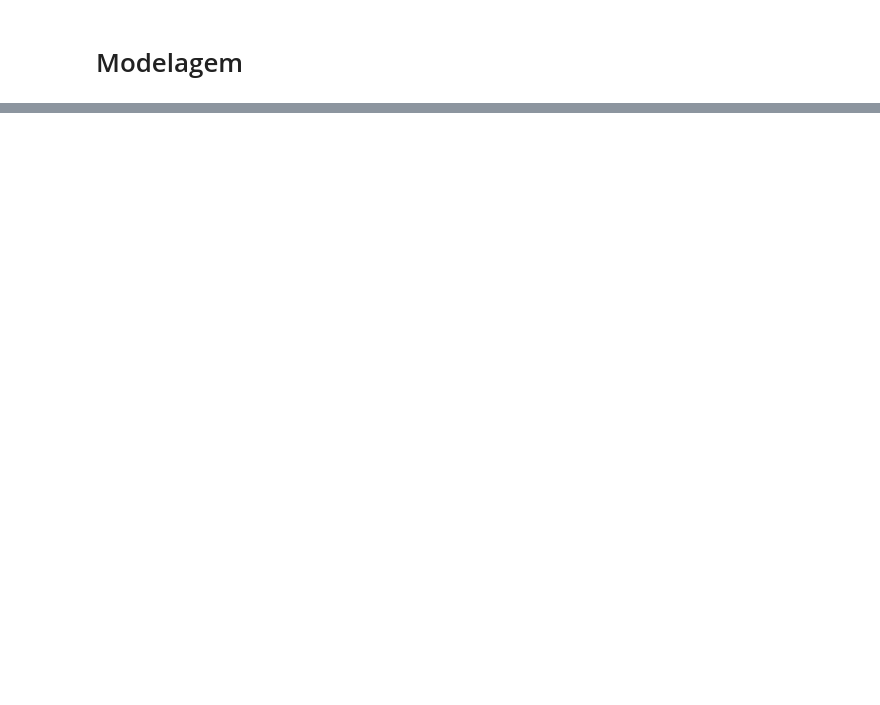
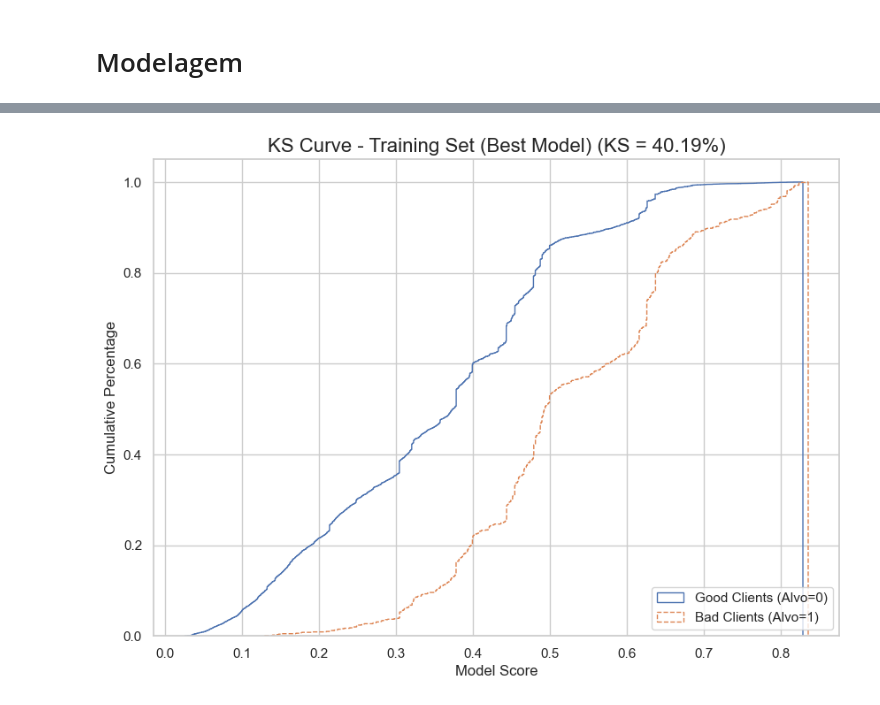
Before and after one commit to RenatoNogFer/Project-4, a Jupyter notebook: main.ipynb, the cells around one changed output, grey strips where cells are left out. Saved outputs shown, nothing was run; the diff lists cells and outputs as text; code cells hidden in the pictures; blank space fills up the shorter version.

Commit message:
feat: modelling through scores and ks

```diff
--- a/main.ipynb
+++ b/main.ipynb
@@ -2125,7 +2169,7 @@ if 'data_frame' not in locals():
 else:
     # --- Configuration Thresholds ---
     ID_UNIQUENESS_THRESHOLD = 0.95
-    LOW_CARDINALITY_THRESHOLD = 50
+    LOW_CARDINALITY_THRESHOLD = 5
 
     # --- Initialization ---
     identifier_cols = []
@@ -2408,0 +2525,84 @@ Lembrete: scores
+# %%
+# --- 1. Define the Parameter Grid ---
+param_grid = {
+    'learning_rate': [0.01, 0.05],
+    'n_estimators': [100, 150, 200],
+    'num_leaves': [16, 24],
+    'subsample': [0.7, 0.8],
+    'colsample_bytree': [0.7, 0.8],
+    'min_child_samples': [20, 40]
+}
+
+param_list = list(ParameterGrid(param_grid))
+
+# --- 2. Initialize variables ---
+best_ks = -1.0
+best_params = None
+
+# --- 3. Manual Search Loop (with progress bar, less verbose) ---
+for params in tqdm(param_list, desc="Searching for best hyperparameters"):
+    lgbm = lgb.LGBMClassifier(
+        random_state=42,
+        scale_pos_weight=scale_pos_weight,
+        max_depth=-1,
+        verbosity=-1,
+        **params
+    )
+    lgbm.fit(X_train, y_train)
+    y_test_scores = lgbm.predict_proba(X_test)[:, 1]
+
+    good_scores = y_test_scores[y_test == 0]
+    bad_scores = y_test_scores[y_test == 1]
+
+    if len(good_scores) > 0 and len(bad_scores) > 0 and np.all(np.isfinite(y_test_scores)):
+        ks_stat, _ = stats.ks_2samp(good_scores, bad_scores)
+    else:
+        ks_stat = 0.0
+
+    if ks_stat > best_ks:
+        best_ks = ks_stat
+        best_params = params
+
+# --- 4. Final Results Summary ---
+print("\n" + "="*50)
+print("--- Manual Grid Search Complete ---")
+print(f"Best KS score found on the Test set: {best_ks:.4f}")
+print("Best parameters found:")
+print(best_params)
+print("="*50 + "\n")
+
+# --- 5. Train Final Model and Evaluate ---
+if best_params:
+    print("--- Training final model with best parameters and generating plots ---")
+
+    # Train the definitive best model on the full training data
+    best_lgbm_model = lgb.LGBMClassifier(
+        random_state=42,
+        scale_pos_weight=scale_pos_weight,
+        max_depth=-1,
+        **best_params
+    )
+    best_lgbm_model.fit(X_train, y_train)
+
+    # Generate scores for both train and test sets using the final model
+    y_train_scores_best = best_lgbm_model.predict_proba(X_train)[:, 1]
+    y_test_scores_best = best_lgbm_model.predict_proba(X_test)[:, 1]
+
+    # KS Analysis Function
+    def calculate_and_plot_ks(y_true, y_scores, set_name):
+        print(f"\n--- KS Analysis for {set_name} ---")
+        ks_stat, _ = stats.ks_2samp(y_scores[y_true==0], y_scores[y_true==1])
+        print(f"KS Statistic: {ks_stat:.4f} (or {ks_stat:.2%})")
+        plt.figure(figsize=(10, 7))
+        plt.hist(y_scores[y_true==0], bins=1000, density=True, cumulative=True, histtype='step', label='Good Clients (Alvo=0)')
+        plt.hist(y_scores[y_true==1], bins=1000, density=True, cumulative=True, histtype='step', label='Bad Clients (Alvo=1)', linestyle='--')
+        plt.title(f'KS Curve - {set_name} (KS = {ks_stat:.2%})', fontsize=16)
+        plt.xlabel('Model Score'); plt.ylabel('Cumulative Percentage'); plt.legend(loc='lower right'); plt.grid(True); plt.show()
+
+    # Plot the final results
+    calculate_and_plot_ks(y_train, y_train_scores_best, "Training Set (Best Model)")
+    calculate_and_plot_ks(y_test, y_test_scores_best, "Test Set (Best Model)")
+
+else:
+    print("Could not find best parameters. The search may have failed.")
+# %% [output]
@@ -2408,0 +2620 @@ Lembrete: scores
+[figure, added]
```
Also changed, not shown: parts of 28 cells of this notebook.
